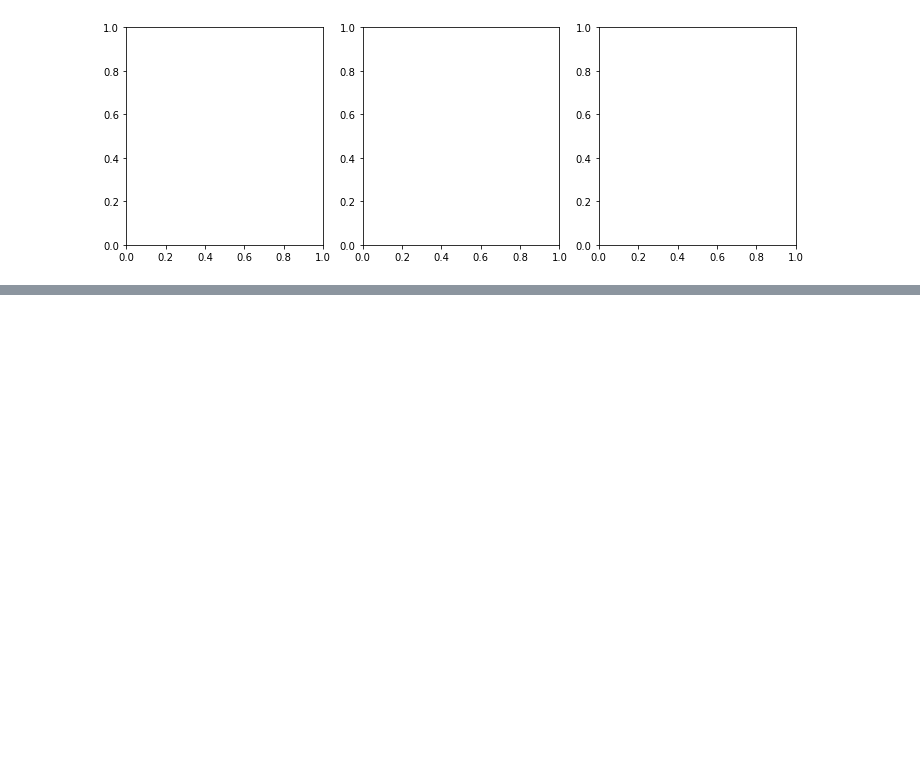
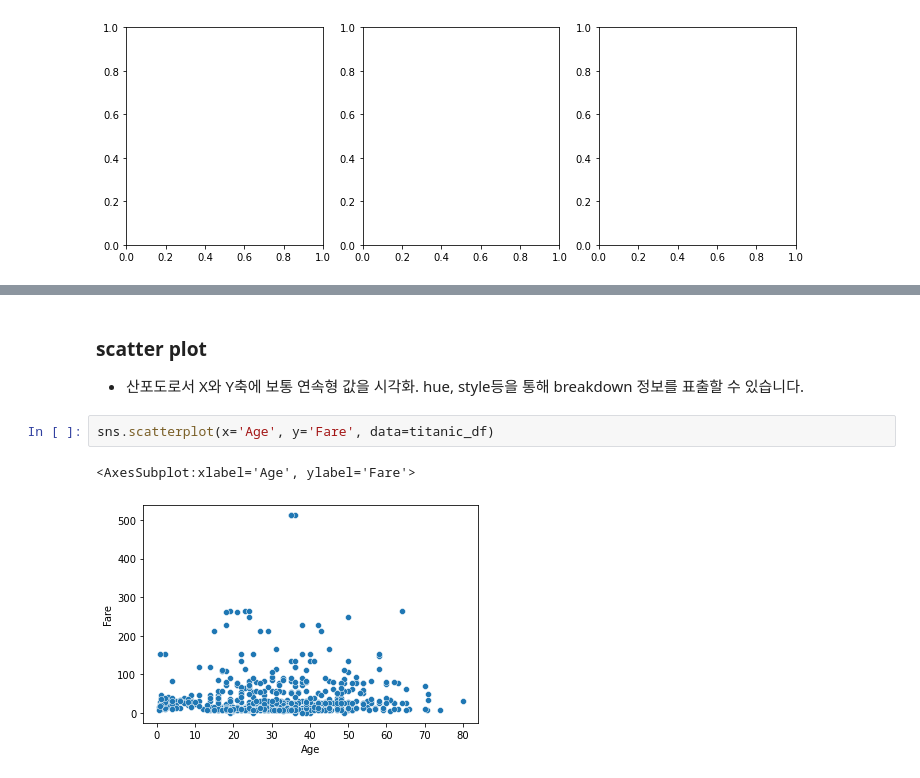
Before and after one commit to 201411096/study_AI, a Jupyter notebook: lectures/2_파이썬 머신러닝 완벽 가이드/시각화(Visualization)/3_Visualization_Seaborn.ipynb, the cells around one changed output, grey strips where cells are left out. Drawn from its saved outputs; the diff is of its cells as text; blank space fills up the shorter version.

```diff
--- a/lectures/2_파이썬 머신러닝 완벽 가이드/시각화(Visualization)/3_Visualization_Seaborn.ipynb
+++ b/lectures/2_파이썬 머신러닝 완벽 가이드/시각화(Visualization)/3_Visualization_Seaborn.ipynb
@@ -368,0 +385,8 @@ show_hist_by_target(titanic_df, cont_columns)
+# %% [markdown]
+### scatter plot
+* 산포도로서 X와 Y축에 보통 연속형 값을 시각화. hue, style등을 통해 breakdown 정보를 표출할 수 있습니다.
+# %%
+sns.scatterplot(x='Age', y='Fare', data=titanic_df)
+# %% [output]
+<AxesSubplot:xlabel='Age', ylabel='Fare'>
+[figure, added]
```
Also changed, not shown: parts of 21 cells of this notebook.
